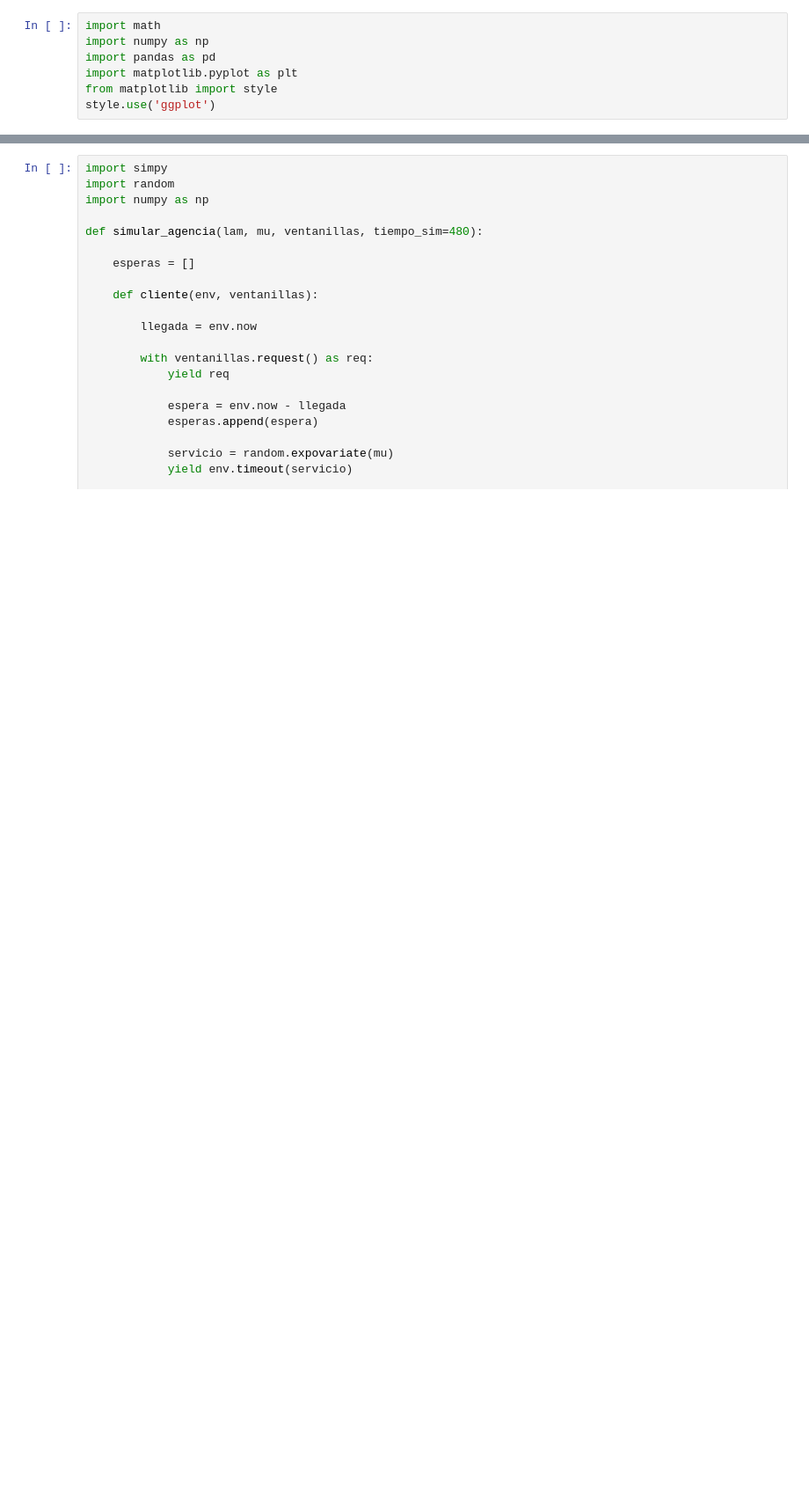
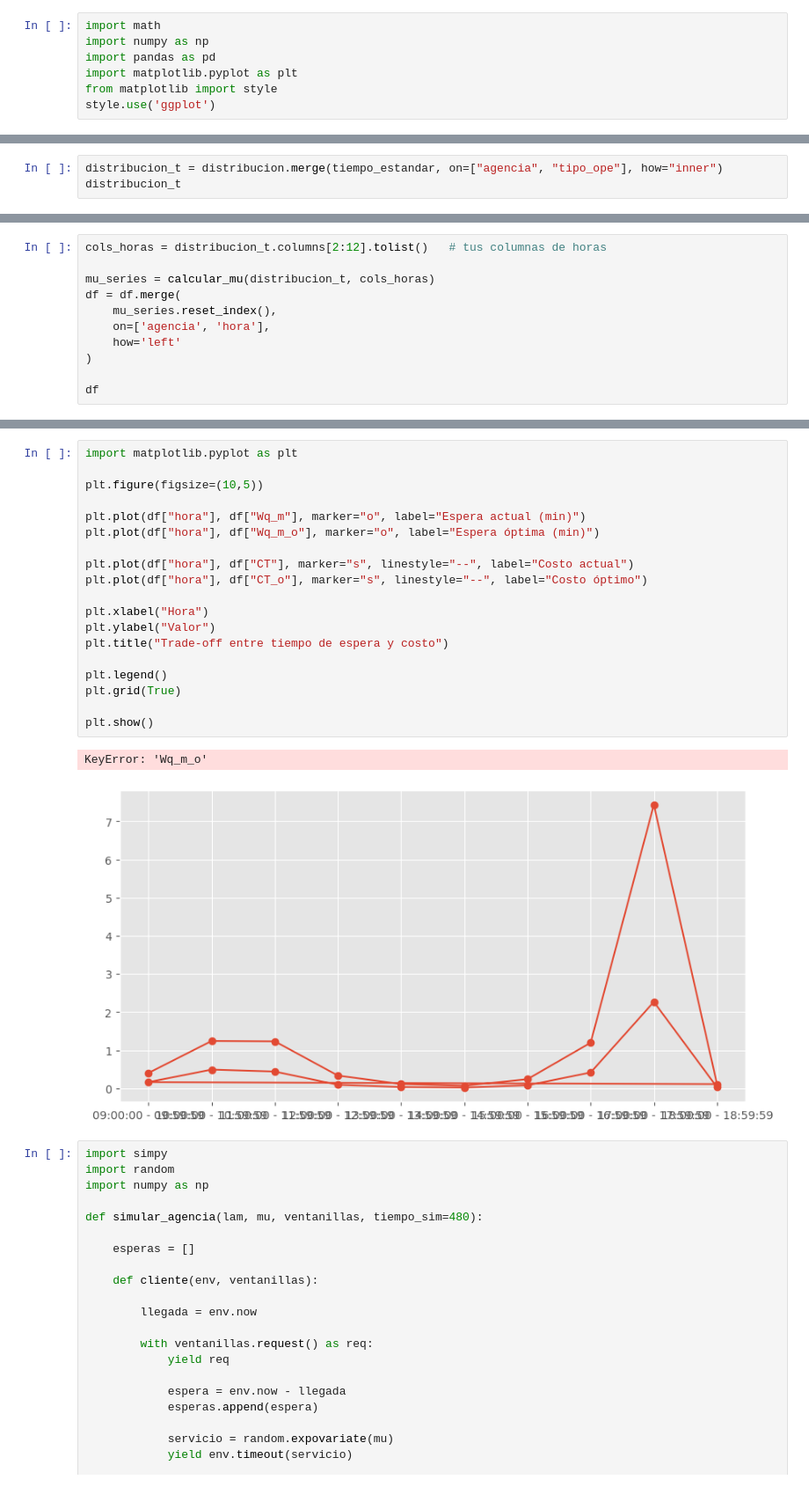
Before and after one commit to antonio-xrp/data_science_ibm, a Jupyter notebook: notebooks/colas.ipynb, the cells around one changed output, grey strips where cells are left out. Shown at 88% size. Saved outputs shown, nothing was run; the diff lists cells and outputs as text; blank space fills up the shorter version.

```diff
--- a/notebooks/colas.ipynb
+++ b/notebooks/colas.ipynb
@@ -295,0 +42,3 @@ df
+# %%
+distribucion_t = distribucion.merge(tiempo_estandar, on=["agencia", "tipo_ope"], how="inner")
+distribucion_t
@@ -295,0 +238,11 @@ df
+# %%
+cols_horas = distribucion_t.columns[2:12].tolist()   # tus columnas de horas
+
+mu_series = calcular_mu(distribucion_t, cols_horas)
+df = df.merge(
+    mu_series.reset_index(),
+    on=['agencia', 'hora'],
+    how='left'
+)
+
+df
@@ -296,3 +331,25 @@ df
+# %%
+import matplotlib.pyplot as plt
+
+plt.figure(figsize=(10,5))
+
+plt.plot(df["hora"], df["Wq_m"], marker="o", label="Espera actual (min)")
+plt.plot(df["hora"], df["Wq_m_o"], marker="o", label="Espera óptima (min)")
+
+plt.plot(df["hora"], df["CT"], marker="s", linestyle="--", label="Costo actual")
+plt.plot(df["hora"], df["CT_o"], marker="s", linestyle="--", label="Costo óptimo")
+
+plt.xlabel("Hora")
+plt.ylabel("Valor")
+plt.title("Trade-off entre tiempo de espera y costo")
+
+plt.legend()
+plt.grid(True)
+
+plt.show()
+# %% [output]
+KeyError: 'Wq_m_o'
+[figure, added]
 # %%
 import simpy
 import random
```
Also changed, not shown: parts of 20 cells of this notebook, 3 other files.
